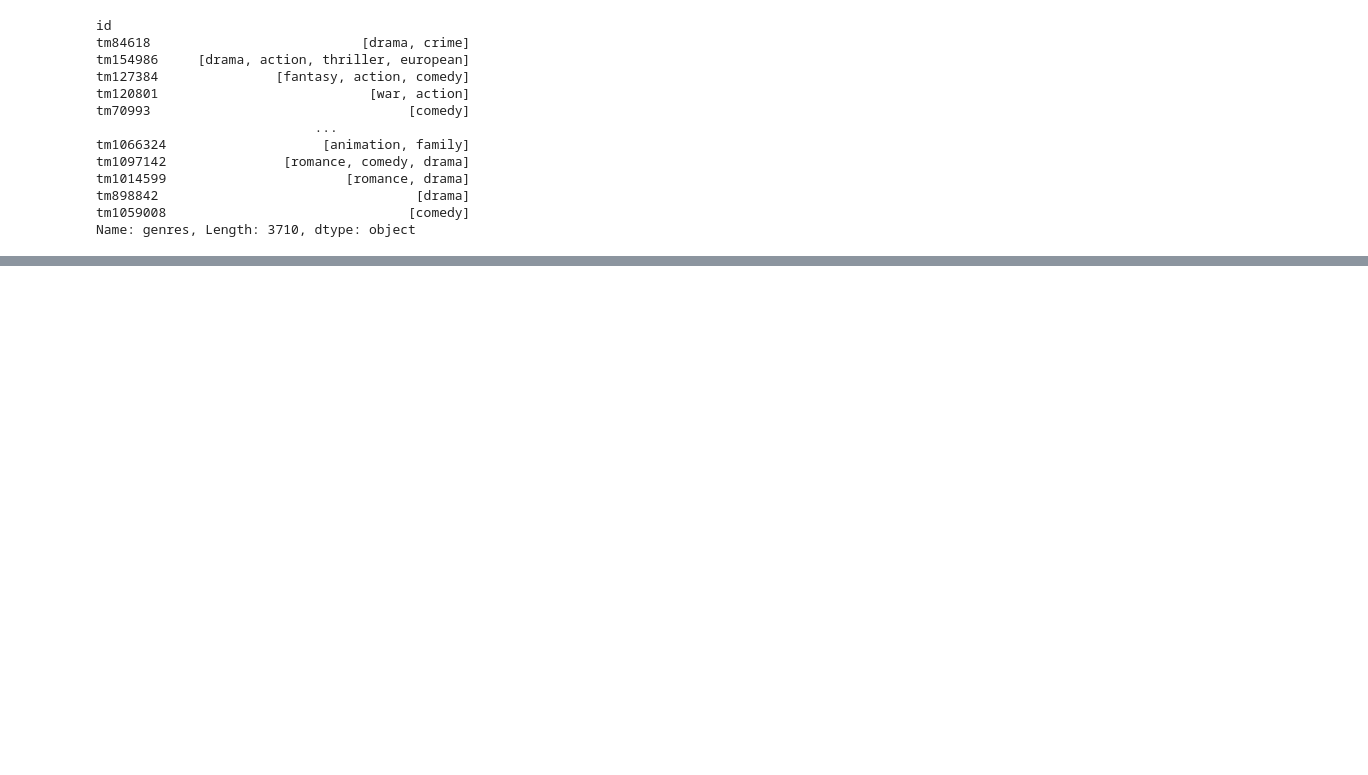
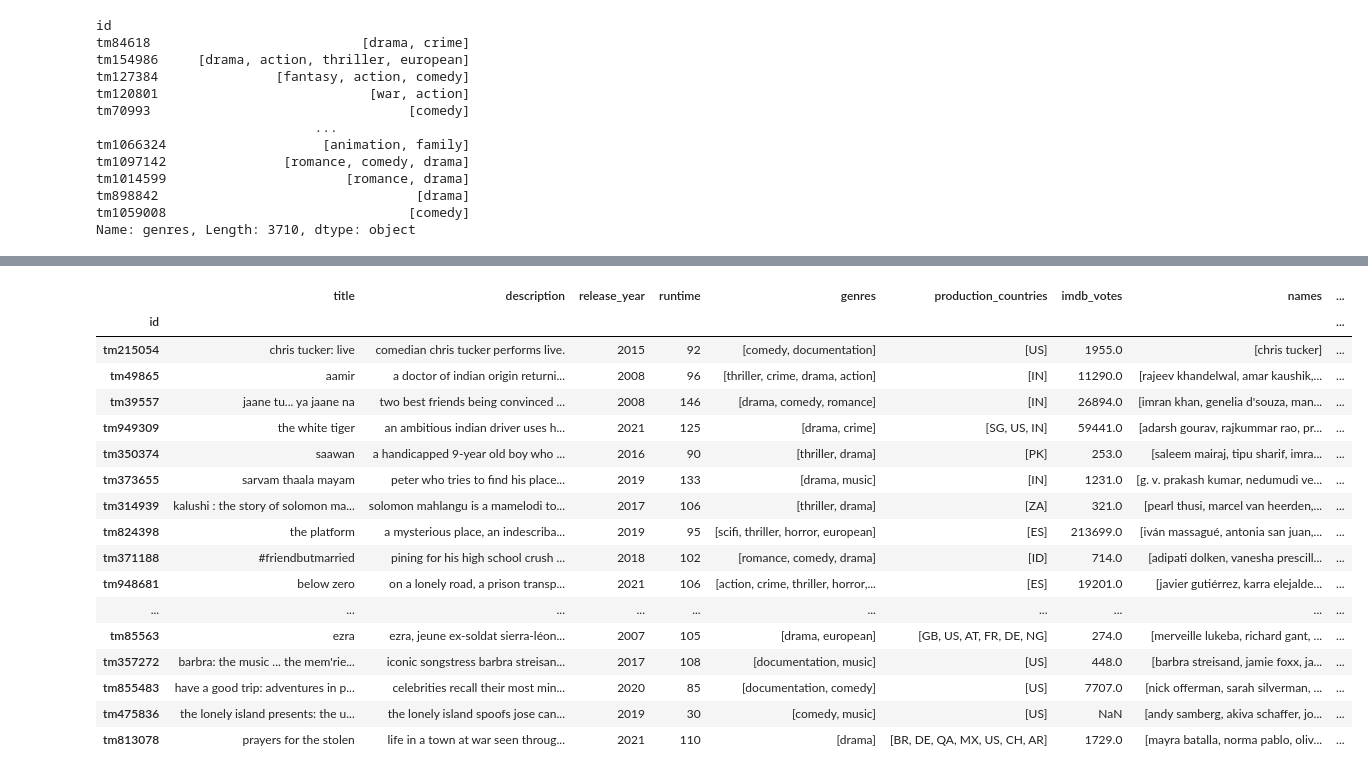
Before and after one commit to alicia-perez-diez/proyect_2, a Jupyter notebook: netflix_project_notebook.ipynb, the cells around one changed output, grey strips where cells are left out. Saved outputs shown, nothing was run; the diff lists cells and outputs as text; code cells hidden in the pictures; blank space fills up the shorter version.

```diff
--- a/netflix_project_notebook.ipynb
+++ b/netflix_project_notebook.ipynb
@@ -359,6 +357,10 @@ total_df["tmdb_score"] = total_df["tmdb_score"].round(1)
 #Calculamos la media de los dos tipos de valoraciones incluidos en el dataset y creamos una nueva columna con ese valor.
 
 total_df["score"] = total_df[['imdb_score', 'tmdb_score']].mean(axis = 1).round(1)
+
+columns_to_drop = ['imdb_score', 'tmdb_score']
+
+total_df = total_df.drop(columns = columns_to_drop, axis = 1)
 # %%
 total_df.isnull().sum()
 # %% [output]
@@ -521,0 +535,21 @@ plt.show()
+# %%
+total_df.sample(20)
+# %% [output]
+|  | title | description | release_year | runtime | genres | production_countries | imdb_votes | names | ... |
+| id |  |  |  |  |  |  |  |  | ... |
+| tm215054 | chris tucker: live | comedian chris tucker performs live. | 2015 | 92 | [comedy, documentation] | [US] | 1955.0 | [chris tucker] | ... |
+| tm49865 | aamir | a doctor of indian origin returni... | 2008 | 96 | [thriller, crime, drama, action] | [IN] | 11290.0 | [rajeev khandelwal, amar kaushik,... | ... |
+| tm39557 | jaane tu... ya jaane na | two best friends being convinced ... | 2008 | 146 | [drama, comedy, romance] | [IN] | 26894.0 | [imran khan, genelia d'souza, man... | ... |
+| tm949309 | the white tiger | an ambitious indian driver uses h... | 2021 | 125 | [drama, crime] | [SG, US, IN] | 59441.0 | [adarsh gourav, rajkummar rao, pr... | ... |
+| tm350374 | saawan | a handicapped 9-year old boy who ... | 2016 | 90 | [thriller, drama] | [PK] | 253.0 | [saleem mairaj, tipu sharif, imra... | ... |
+| tm373655 | sarvam thaala mayam | peter who tries to find his place... | 2019 | 133 | [drama, music] | [IN] | 1231.0 | [g. v. prakash kumar, nedumudi ve... | ... |
+| tm314939 | kalushi : the story of solomon ma... | solomon mahlangu is a mamelodi to... | 2017 | 106 | [thriller, drama] | [ZA] | 321.0 | [pearl thusi, marcel van heerden,... | ... |
+| tm824398 | the platform | a mysterious place, an indescriba... | 2019 | 95 | [scifi, thriller, horror, european] | [ES] | 213699.0 | [iván massagué, antonia san juan,... | ... |
+| tm371188 | #friendbutmarried | pining for his high school crush ... | 2018 | 102 | [romance, comedy, drama] | [ID] | 714.0 | [adipati dolken, vanesha prescill... | ... |
+| tm948681 | below zero | on a lonely road, a prison transp... | 2021 | 106 | [action, crime, thriller, horror,... | [ES] | 19201.0 | [javier gutiérrez, karra elejalde... | ... |
+| ... | ... | ... | ... | ... | ... | ... | ... | ... | ... |
+| tm85563 | ezra | ezra, jeune ex-soldat sierra-léon... | 2007 | 105 | [drama, european] | [GB, US, AT, FR, DE, NG] | 274.0 | [merveille lukeba, richard gant, ... | ... |
+| tm357272 | barbra: the music ... the mem'rie... | iconic songstress barbra streisan... | 2017 | 108 | [documentation, music] | [US] | 448.0 | [barbra streisand, jamie foxx, ja... | ... |
+| tm855483 | have a good trip: adventures in p... | celebrities recall their most min... | 2020 | 85 | [documentation, comedy] | [US] | 7707.0 | [nick offerman, sarah silverman, ... | ... |
+| tm475836 | the lonely island presents: the u... | the lonely island spoofs jose can... | 2019 | 30 | [comedy, music] | [US] | NaN | [andy samberg, akiva schaffer, jo... | ... |
+| tm813078 | prayers for the stolen | life in a town at war seen throug... | 2021 | 110 | [drama] | [BR, DE, QA, MX, US, CH, AR] | 1729.0 | [mayra batalla, norma pablo, oliv... | ... |
```
Also changed, not shown: parts of 68 cells of this notebook.
